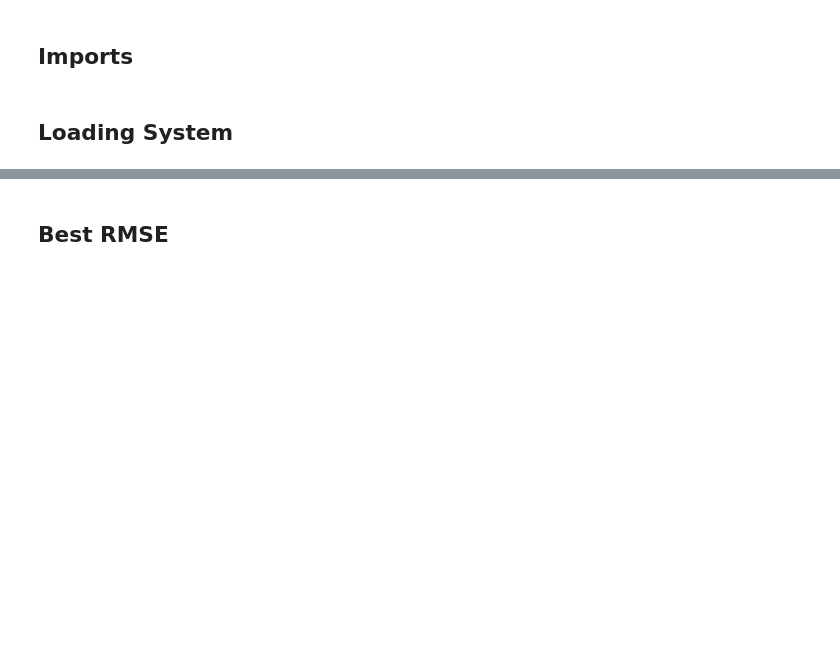
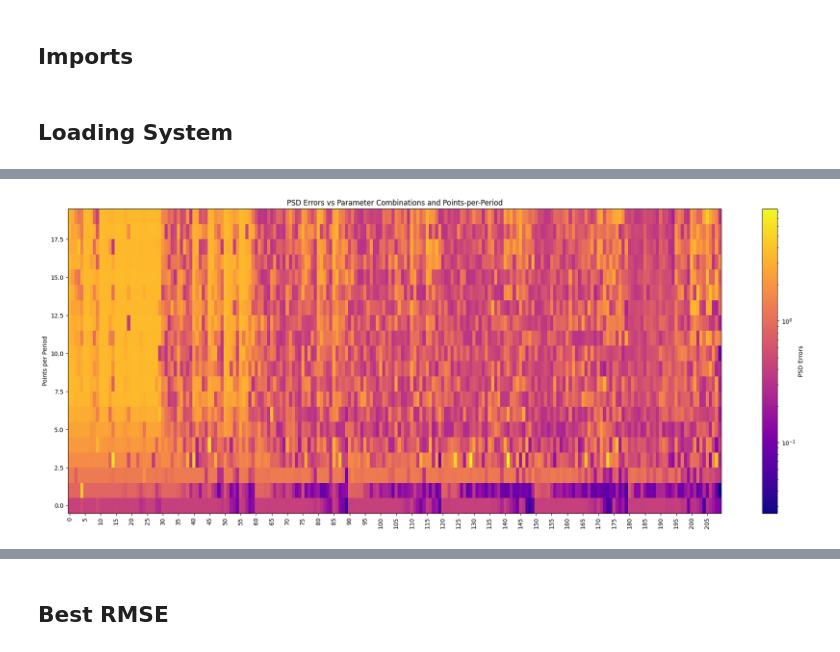
Before and after one commit to jaychotaliya987/Reservoir_Pytorch, a Jupyter notebook: Examples/Input_Discretization/analysis.ipynb, the cells around one changed output, grey strips where cells are left out. Cells and saved outputs as stored; diff of their text form; code cells hidden in the pictures; blank space fills up the shorter version.

```diff
--- a/Examples/Input_Discretization/analysis.ipynb
+++ b/Examples/Input_Discretization/analysis.ipynb
@@ -33,6 +36,7 @@ from reservoirgrid.helpers import reservoir_tests
 # %% [markdown]
 ## Loading System
 # %%
-result_path = "results/Chaotic/Lorenz/10.0.pkl"
+result_path = "results/Chaotic/Lorenz/"
+file_name = "10.0.pkl"
 with open(result_path , 'rb') as f:
     data = pickle.load(f)
@@ -38,0 +45,77 @@ with open(result_path , 'rb') as f:
+# %%
+result_path = "results/Quasiperiodic/Torus/"
+all_data = []
+for file_name in os.listdir(result_path):
+    if not file_name.endswith('.pkl'):
+        continue
+
+    ppp = float(file_name[:-4])  # Extract points-per-period
+    file_path = os.path.join(result_path, file_name)
+
+    with open(file_path, 'rb') as f:
+        data = pickle.load(f)
+    for entry in data:
+        params = entry['parameters']
+        psd, cos_sim = chaos_utils.psd_errors(entry['true_value'], entry['predictions'], return_cos_sim=True)
+
+        all_data.append({
+            'ppp': ppp,
+            'params': params,  # Store the full parameter dictionary
+            'PSD Errors' : psd,
+            'Cos_Sim': cos_sim,
+            'RMSE': entry['metrics']['RMSE']
+        })
+    del data
+    gc.collect()
+
+
+
+# Convert to DataFrame for easier manipulation
+import pandas as pd
+df = pd.DataFrame(all_data)
+del all_data
+gc.collect()
+
+# Create unique identifiers for each parameter combination
+df['param_combo'] = df['params'].apply(lambda x: tuple(sorted(x.items())))
+
+# Get sorted unique values
+unique_ppp = np.sort(df['ppp'].unique())
+unique_param_combos = sorted(df['param_combo'].unique())
+
+#Define metrics to plot
+metrics = ['PSD Errors', 'Cos_Sim', 'RMSE']  # Add all your metrics here
+
+for metric in metrics:
+    # Create heatmap matrix for current metric:
+    heatmap = np.full((len(unique_ppp), len(unique_param_combos)), np.nan)
+
+    for i, ppp in enumerate(unique_ppp):
+        for j, combo in enumerate(unique_param_combos):
+            match = df[(df['ppp'] == ppp) & (df['param_combo'] == combo)]
+            if not match.empty:
+                heatmap[i, j] = match[metric].values[0]
+
+    # Plotting
+    plt.figure(figsize=(20, 8))
+    plt.imshow(heatmap,
+               cmap='plasma',
+               aspect='auto',
+               origin='lower',
+               interpolation='nearest',
+               norm = LogNorm())
+
+    # Customize plot for metric
+    xticks = range(0, len(unique_param_combos), 5)
+    xlabels=[f"{i}" for i in xticks]
+    plt.xticks(ticks=xticks, labels=xlabels, rotation=90)
+    plt.ylabel('Points per Period')
+    plt.colorbar(label=metric)
+    plt.title(f'{metric} vs Parameter Combinations and Points-per-Period')
+    plt.tight_layout()
+
+    # Save with metric-specific filename
+    plt.savefig(f"{result_path}{metric}.png", dpi=600)
+    plt.show()
+# %% [output]
+[figure, added]
```
Also changed, not shown: parts of 4 cells of this notebook.
